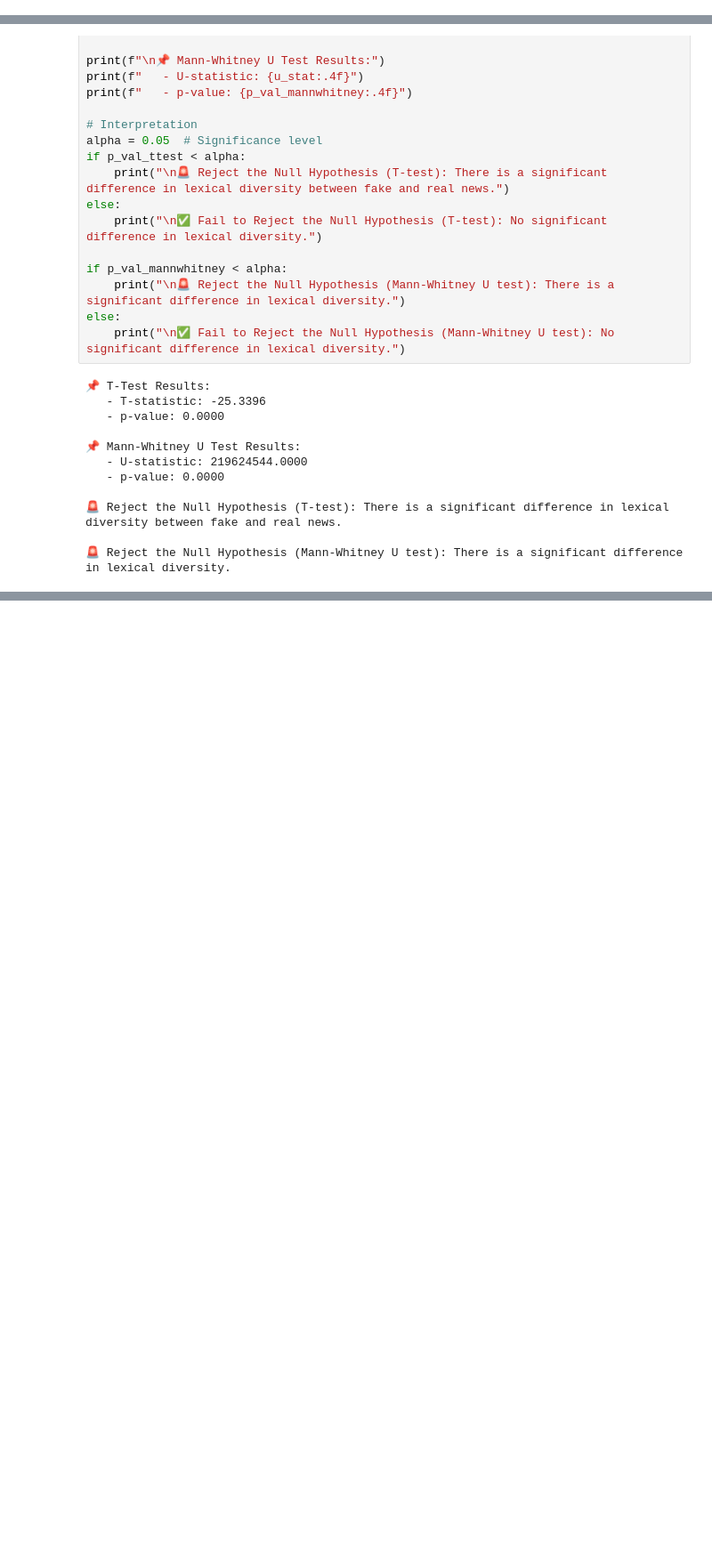
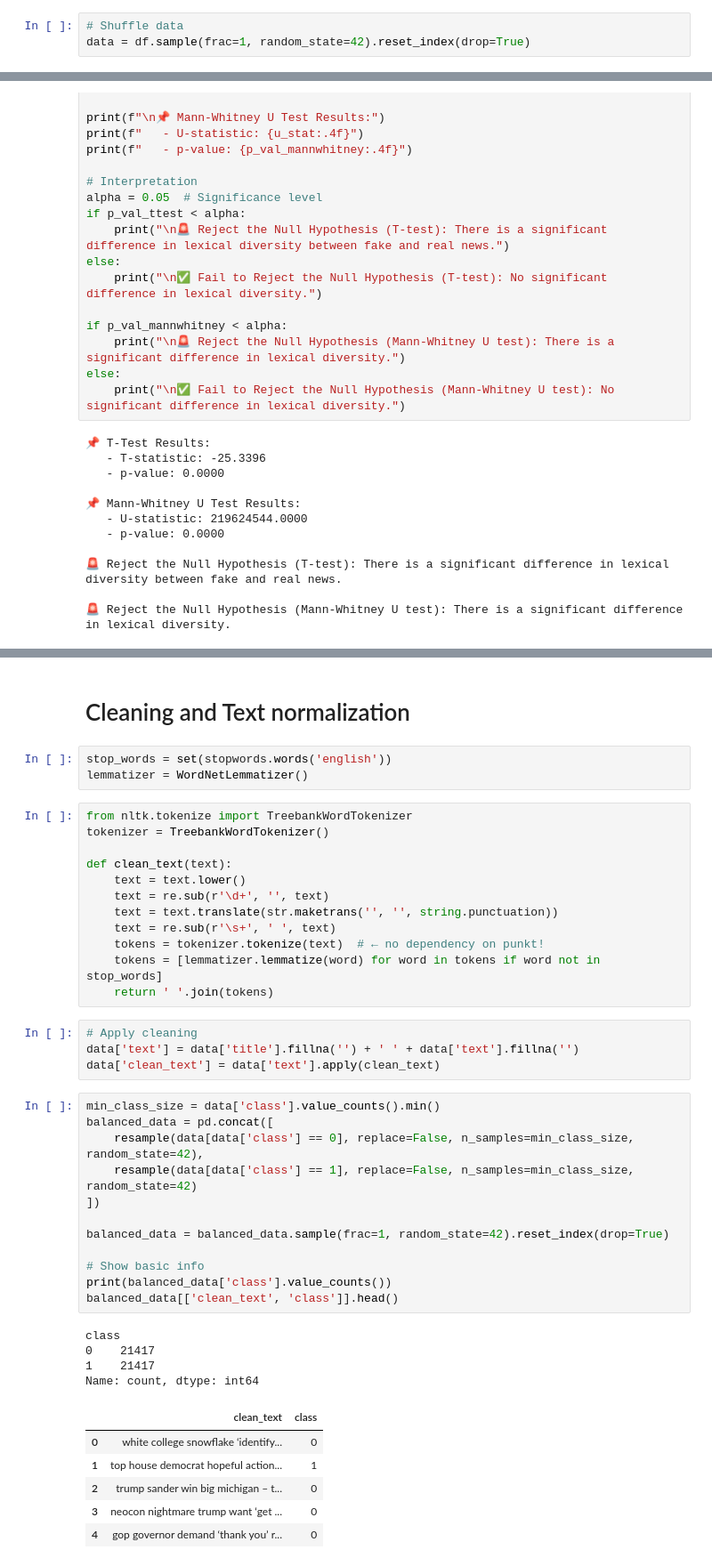
Before and after one commit to motolani-akingbade/Fake_News_Detection, a Jupyter notebook: imple_1.ipynb, the cells around one changed output, grey strips where cells are left out. Shown: that part at 89% size. Saved outputs shown, nothing was run; the diff lists cells and outputs as text; blank space fills up the shorter version.

```diff
--- a/imple_1.ipynb
+++ b/imple_1.ipynb
@@ -35,6 +71,9 @@ data_fake.shape, data_true.shape
 # %%
 # Merge datasets
 df = pd.concat([data_fake, data_true], ignore_index=True)
+# %%
+# Shuffle data
+data = df.sample(frac=1, random_state=42).reset_index(drop=True)
 # %%
 # Check missing values
 print(df.isnull().sum())
@@ -261,0 +301,44 @@ plt.show()
+# %% [markdown]
+# Cleaning and Text normalization
+# %%
+stop_words = set(stopwords.words('english'))
+lemmatizer = WordNetLemmatizer()
+# %%
+from nltk.tokenize import TreebankWordTokenizer
+tokenizer = TreebankWordTokenizer()
+
+def clean_text(text):
+    text = text.lower()
+    text = re.sub(r'\d+', '', text)
+    text = text.translate(str.maketrans('', '', string.punctuation))
+    text = re.sub(r'\s+', ' ', text)
+    tokens = tokenizer.tokenize(text)  # ← no dependency on punkt!
+    tokens = [lemmatizer.lemmatize(word) for word in tokens if word not in stop_words]
+    return ' '.join(tokens)
+# %%
+# Apply cleaning
+data['text'] = data['title'].fillna('') + ' ' + data['text'].fillna('')
+data['clean_text'] = data['text'].apply(clean_text)
+# %%
+min_class_size = data['class'].value_counts().min()
+balanced_data = pd.concat([
+    resample(data[data['class'] == 0], replace=False, n_samples=min_class_size, random_state=42),
+    resample(data[data['class'] == 1], replace=False, n_samples=min_class_size, random_state=42)
+])
+
+balanced_data = balanced_data.sample(frac=1, random_state=42).reset_index(drop=True)
+
+# Show basic info
+print(balanced_data['class'].value_counts())
+balanced_data[['clean_text', 'class']].head()
+# %% [output]
+class
+0    21417
+1    21417
+Name: count, dtype: int64
+|  | clean_text | class |
+| 0 | white college snowflake ‘identify... | 0 |
+| 1 | top house democrat hopeful action... | 1 |
+| 2 | trump sander win big michigan – t... | 0 |
+| 3 | neocon nightmare trump want ‘get ... | 0 |
+| 4 | gop governor demand ‘thank you’ r... | 0 |
```
Also changed, not shown: parts of 12 cells of this notebook, 47 other files.
